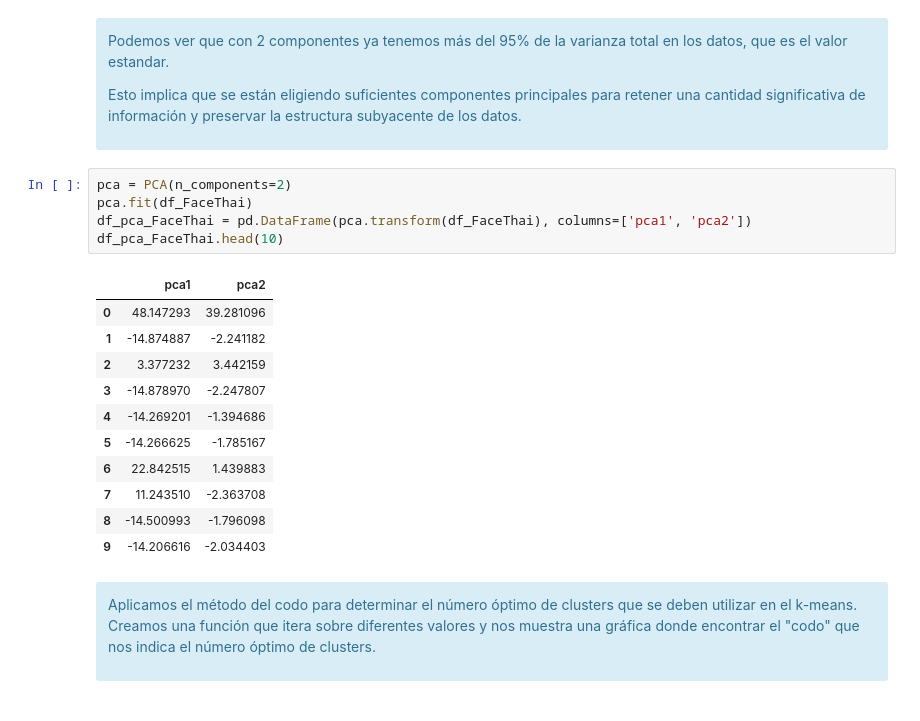
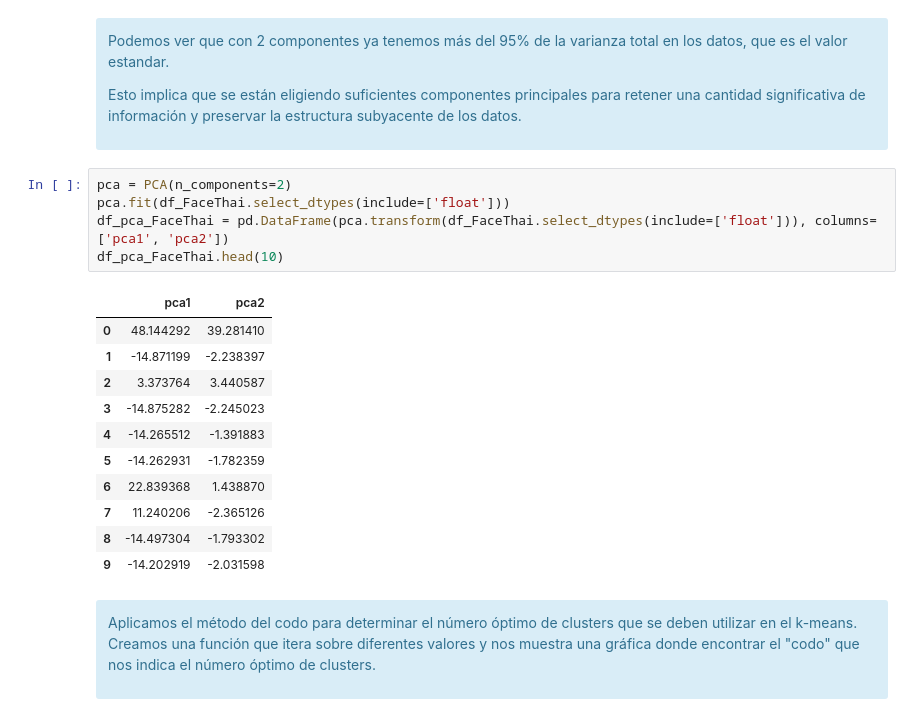
Before and after one commit to hbleda/ML_unsupervised, a Jupyter notebook: Tasca_M8_T01.ipynb, the cells around one changed output. Saved outputs shown, nothing was run; the diff lists cells and outputs as text.

```diff
--- a/Tasca_M8_T01.ipynb
+++ b/Tasca_M8_T01.ipynb
@@ -502,21 +513,21 @@ Esto implica que se están eligiendo suficientes componentes principales para re
 </div>
 # %%
 pca = PCA(n_components=2)
-pca.fit(df_FaceThai)
-df_pca_FaceThai = pd.DataFrame(pca.transform(df_FaceThai), columns=['pca1', 'pca2'])
+pca.fit(df_FaceThai.select_dtypes(include=['float']))
+df_pca_FaceThai = pd.DataFrame(pca.transform(df_FaceThai.select_dtypes(include=['float'])), columns=['pca1', 'pca2'])
 df_pca_FaceThai.head(10)
 # %% [output]
 |  | pca1 | pca2 |
-| 0 | 48.147293 | 39.281096 |
-| 1 | -14.874887 | -2.241182 |
-| 2 | 3.377232 | 3.442159 |
-| 3 | -14.878970 | -2.247807 |
-| 4 | -14.269201 | -1.394686 |
-| 5 | -14.266625 | -1.785167 |
-| 6 | 22.842515 | 1.439883 |
-| 7 | 11.243510 | -2.363708 |
-| 8 | -14.500993 | -1.796098 |
-| 9 | -14.206616 | -2.034403 |
+| 0 | 48.144292 | 39.281410 |
+| 1 | -14.871199 | -2.238397 |
+| 2 | 3.373764 | 3.440587 |
+| 3 | -14.875282 | -2.245023 |
+| 4 | -14.265512 | -1.391883 |
+| 5 | -14.262931 | -1.782359 |
+| 6 | 22.839368 | 1.438870 |
+| 7 | 11.240206 | -2.365126 |
+| 8 | -14.497304 | -1.793302 |
+| 9 | -14.202919 | -2.031598 |
 # %% [markdown]
 <div class="alert alert-info alert-info">
 
```
Also changed, not shown: parts of 21 cells of this notebook.
